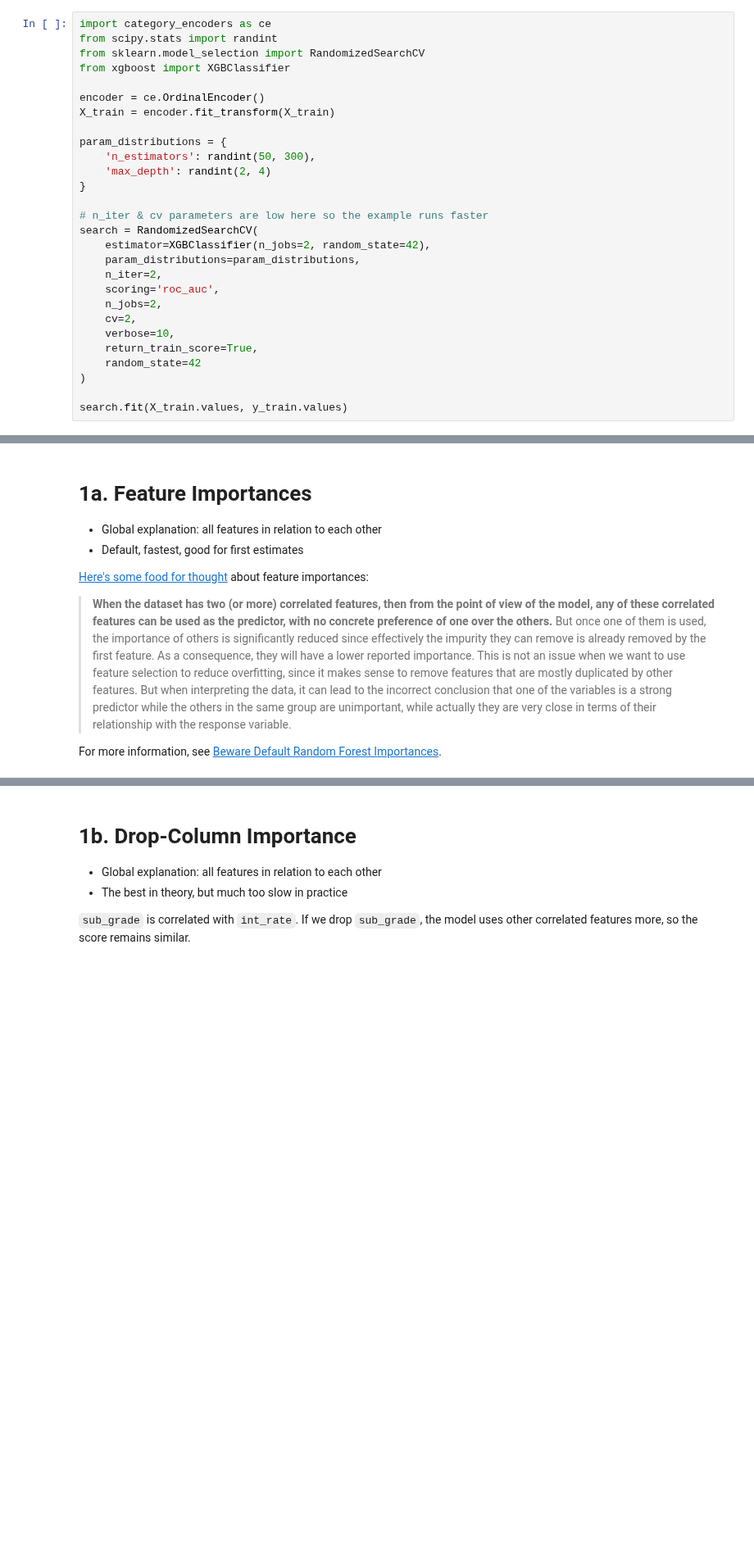
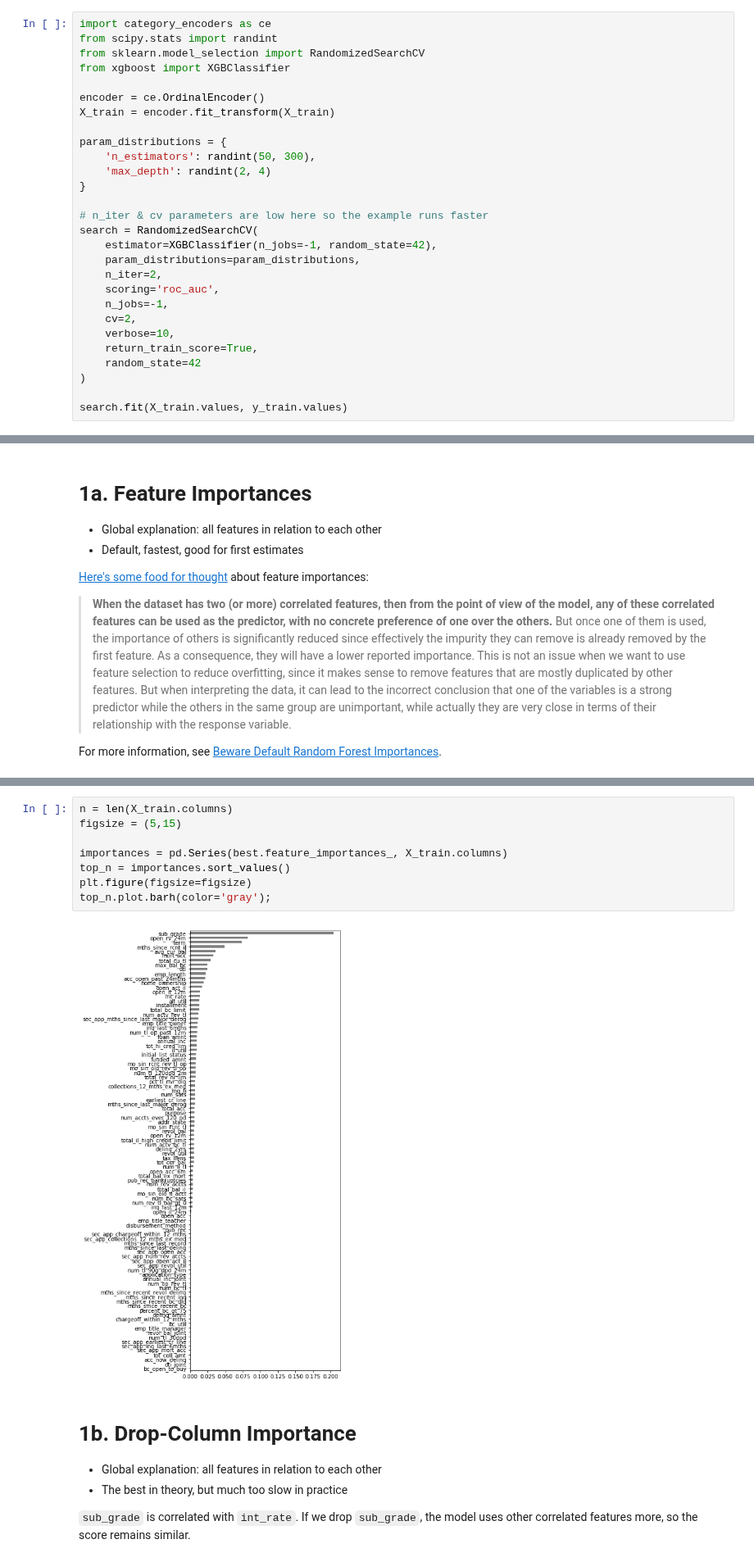
Before and after one commit to LambdaSchool/DS-Unit-2-Sprint-4-Practicing-Understanding, a Jupyter notebook: module3-model-interpretation/LS_DS_243_Model_Interpretation.ipynb, the cells around one changed output, grey strips where cells are left out. Shown at 82% size. Saved outputs shown, nothing was run; the diff lists cells and outputs as text; blank space fills up the shorter version.

```diff
--- a/module3-model-interpretation/LS_DS_243_Model_Interpretation.ipynb
+++ b/module3-model-interpretation/LS_DS_243_Model_Interpretation.ipynb
@@ -186,11 +189,11 @@ param_distributions = {
 
 # n_iter & cv parameters are low here so the example runs faster
 search = RandomizedSearchCV(
-    estimator=XGBClassifier(n_jobs=2, random_state=42),
+    estimator=XGBClassifier(n_jobs=-1, random_state=42),
     param_distributions=param_distributions,
     n_iter=2,
     scoring='roc_auc',
-    n_jobs=2,
+    n_jobs=-1,
     cv=2,
     verbose=10,
     return_train_score=True,
@@ -226,3 +244,13 @@ For more information, see [Beware Default Random Forest Importances](https://exp
+# %%
+n = len(X_train.columns)
+figsize = (5,15)
+
+importances = pd.Series(best.feature_importances_, X_train.columns)
+top_n = importances.sort_values()
+plt.figure(figsize=figsize)
+top_n.plot.barh(color='gray');
+# %% [output]
+[figure, added]
 # %% [markdown]
 # 1b. Drop-Column Importance
 - Global explanation: all features in relation to each other
```
Also changed, not shown: parts of 36 cells of this notebook, 4 other files.
